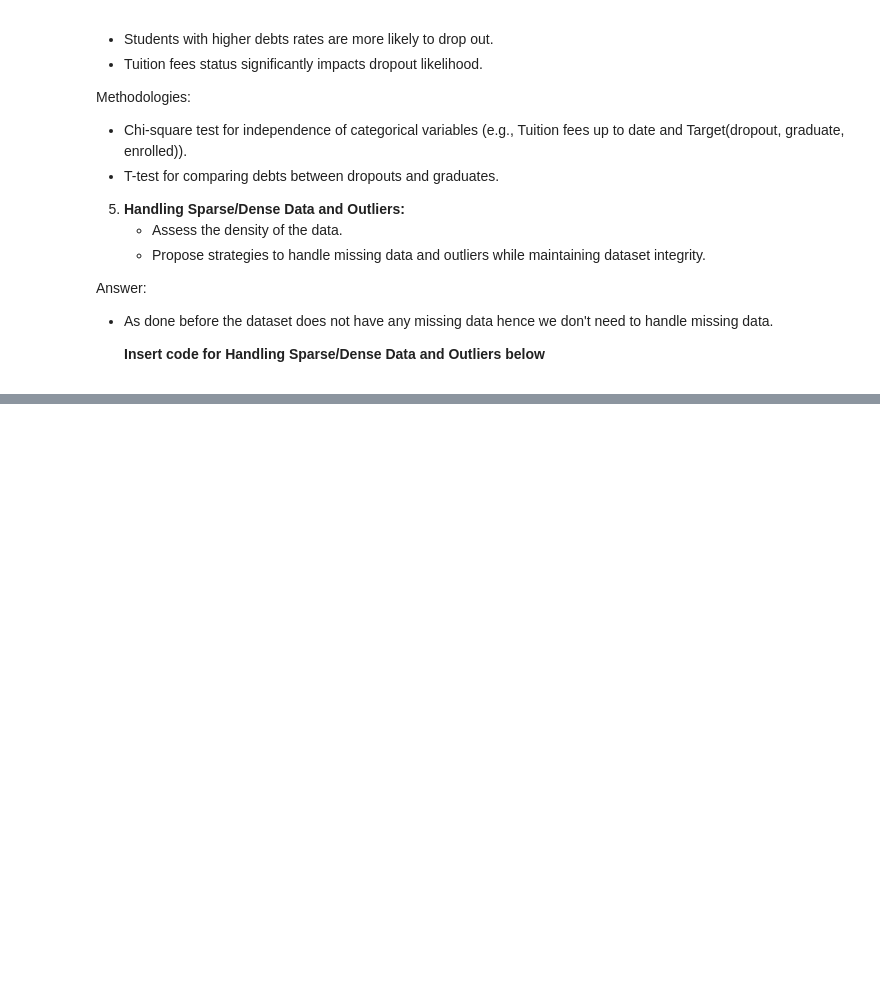
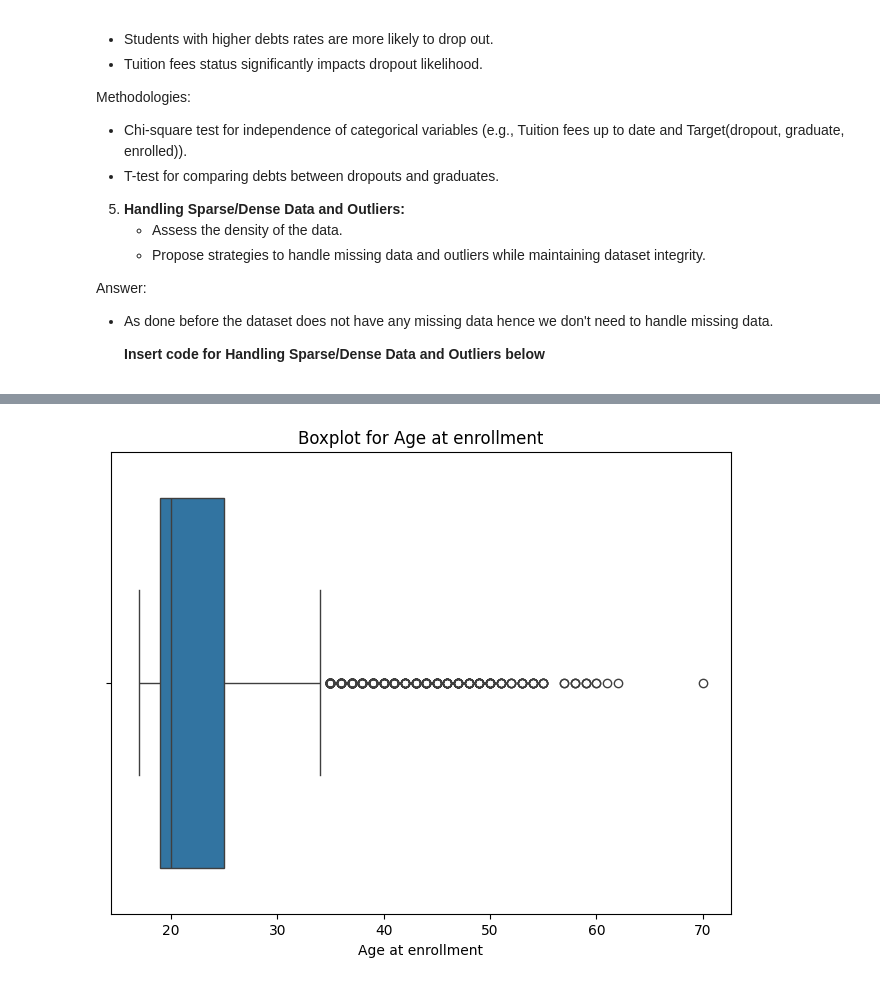
Before and after one commit to elvisguybakunzi/Data_Preprocessing, a Jupyter notebook: ml_pipeline_dropout_predictor_data_preprocessing.ipynb, the cells around one changed output, grey strips where cells are left out. Cells and saved outputs as stored; diff of their text form; code cells hidden in the pictures; blank space fills up the shorter version.

```diff
--- a/ml_pipeline_dropout_predictor_data_preprocessing.ipynb
+++ b/ml_pipeline_dropout_predictor_data_preprocessing.ipynb
@@ -261,3 +372,12 @@ Answer:
+# %%
+
+# Boxplot to visualize outliers in the 'age' numerical feature
+plt.figure(figsize=(8, 6))
+sns.boxplot(x=data['Age at enrollment'])
+plt.title('Boxplot for Age at enrollment')
+plt.show()
+# %% [output]
+[figure, added]
 # %% [markdown]
 6. **Data Splitting:**
    - Define a methodology to split the dataset into training, validation, and testing sets.
```
Also changed, not shown: parts of 24 cells of this notebook.
